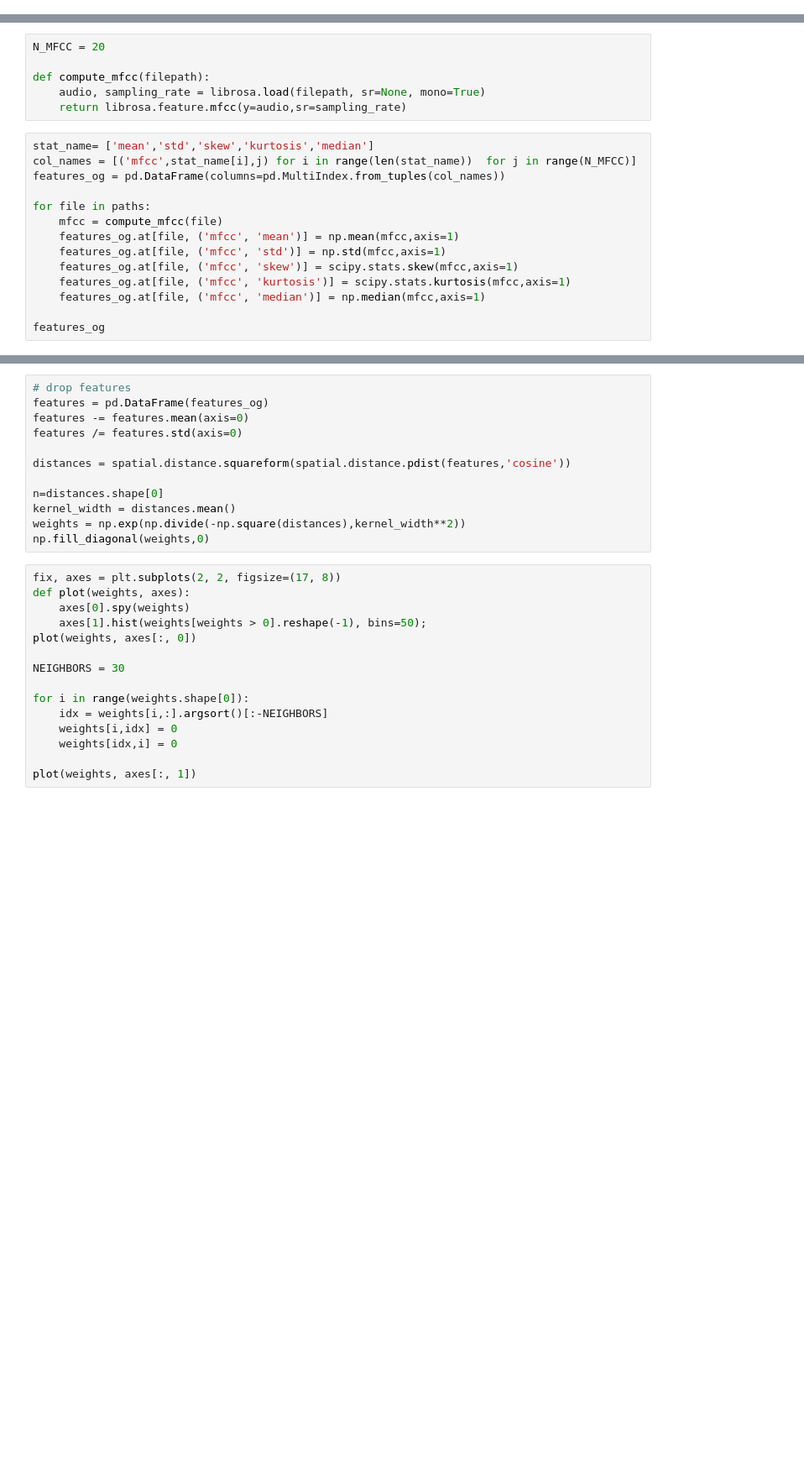
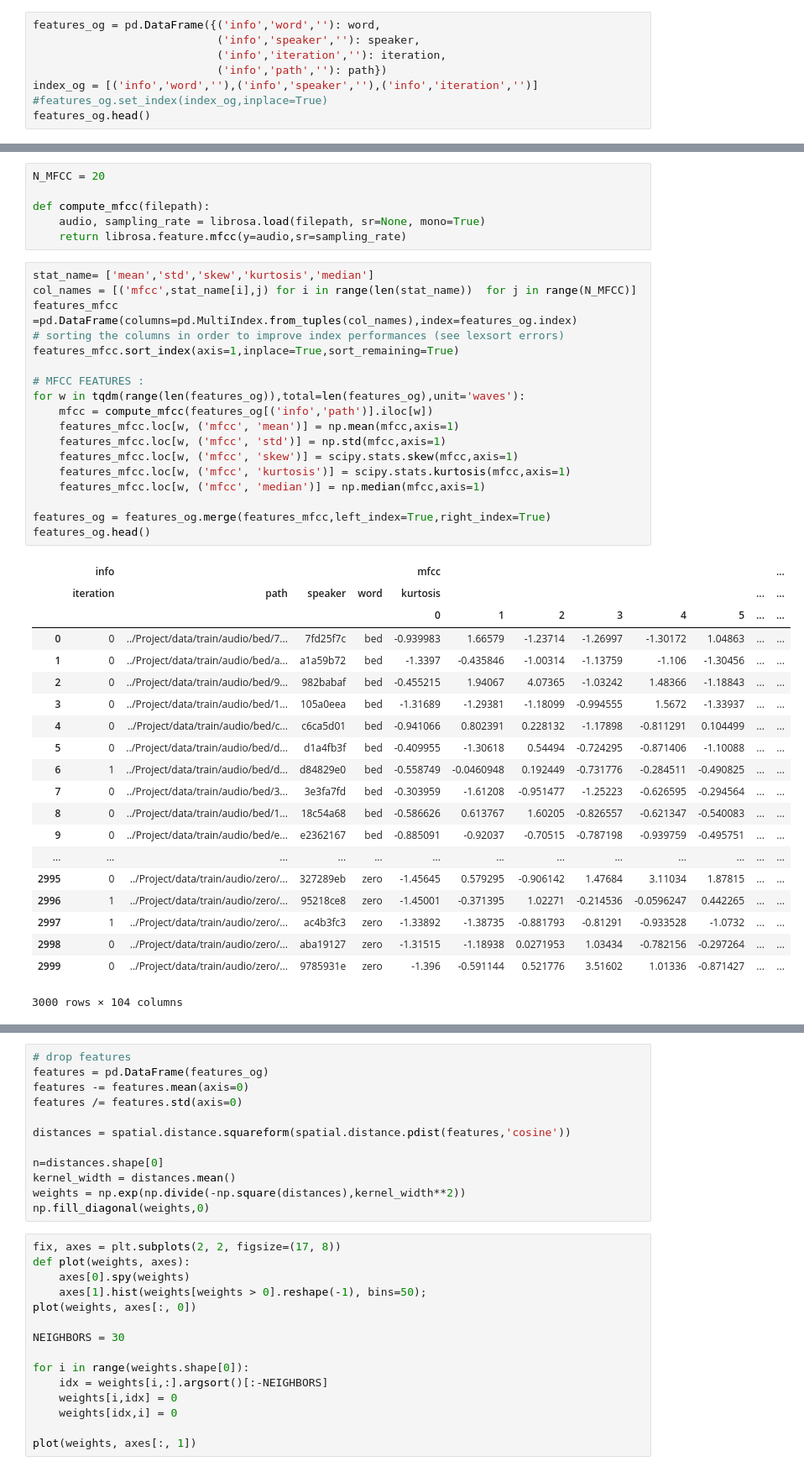
Before and after one commit to adrianlwn/NTDS-Speech-Recognition-Challenge, a Jupyter notebook: basic_framework.ipynb, the cells around one changed output, grey strips where cells are left out. Shown at 84% size. Saved outputs shown, nothing was run; the diff lists cells and outputs as text; blank space fills up the shorter version.

Commit message:
Clean Dataframe - some comments -some corrections - pickling the df

```diff
--- a/basic_framework.ipynb
+++ b/basic_framework.ipynb
@@ -44,0 +66,8 @@ for direct in dirs:
+# %%
+features_og = pd.DataFrame({('info','word',''): word,
+                            ('info','speaker',''): speaker,
+                            ('info','iteration',''): iteration,
+                            ('info','path',''): path})
+index_og = [('info','word',''),('info','speaker',''),('info','iteration','')]
+#features_og.set_index(index_og,inplace=True)
+features_og.head()
@@ -51,14 +94,39 @@ def compute_mfcc(filepath):
 # %%
 stat_name= ['mean','std','skew','kurtosis','median']
 col_names = [('mfcc',stat_name[i],j) for i in range(len(stat_name))  for j in range(N_MFCC)]
-features_og = pd.DataFrame(columns=pd.MultiIndex.from_tuples(col_names))
+features_mfcc =pd.DataFrame(columns=pd.MultiIndex.from_tuples(col_names),index=features_og.index)
+# sorting the columns in order to improve index performances (see lexsort errors)
+features_mfcc.sort_index(axis=1,inplace=True,sort_remaining=True)
 
-for file in paths:
-    mfcc = compute_mfcc(file)
-    features_og.at[file, ('mfcc', 'mean')] = np.mean(mfcc,axis=1)
-    features_og.at[file, ('mfcc', 'std')] = np.std(mfcc,axis=1)
-    features_og.at[file, ('mfcc', 'skew')] = scipy.stats.skew(mfcc,axis=1)
-    features_og.at[file, ('mfcc', 'kurtosis')] = scipy.stats.kurtosis(mfcc,axis=1)
-    features_og.at[file, ('mfcc', 'median')] = np.median(mfcc,axis=1)
+# MFCC FEATURES :
+for w in tqdm(range(len(features_og)),total=len(features_og),unit='waves'):
+    mfcc = compute_mfcc(features_og[('info','path')].iloc[w])
+    features_mfcc.loc[w, ('mfcc', 'mean')] = np.mean(mfcc,axis=1)
+    features_mfcc.loc[w, ('mfcc', 'std')] = np.std(mfcc,axis=1)
+    features_mfcc.loc[w, ('mfcc', 'skew')] = scipy.stats.skew(mfcc,axis=1)
+    features_mfcc.loc[w, ('mfcc', 'kurtosis')] = scipy.stats.kurtosis(mfcc,axis=1)
+    features_mfcc.loc[w, ('mfcc', 'median')] = np.median(mfcc,axis=1)
 
-features_og
+features_og = features_og.merge(features_mfcc,left_index=True,right_index=True)
+features_og.head()
+# %% [output]
+|  | info |  |  |  | mfcc |  |  |  |  |  |  | ... |
+|  | iteration | path | speaker | word | kurtosis |  |  |  |  |  | ... | ... |
+|  |  |  |  |  | 0 | 1 | 2 | 3 | 4 | 5 | ... | ... |
+| 0 | 0 | ../Project/data/train/audio/bed/7... | 7fd25f7c | bed | -0.939983 | 1.66579 | -1.23714 | -1.26997 | -1.30172 | 1.04863 | ... | ... |
+| 1 | 0 | ../Project/data/train/audio/bed/a... | a1a59b72 | bed | -1.3397 | -0.435846 | -1.00314 | -1.13759 | -1.106 | -1.30456 | ... | ... |
+| 2 | 0 | ../Project/data/train/audio/bed/9... | 982babaf | bed | -0.455215 | 1.94067 | 4.07365 | -1.03242 | 1.48366 | -1.18843 | ... | ... |
+| 3 | 0 | ../Project/data/train/audio/bed/1... | 105a0eea | bed | -1.31689 | -1.29381 | -1.18099 | -0.994555 | 1.5672 | -1.33937 | ... | ... |
+| 4 | 0 | ../Project/data/train/audio/bed/c... | c6ca5d01 | bed | -0.941066 | 0.802391 | 0.228132 | -1.17898 | -0.811291 | 0.104499 | ... | ... |
+| 5 | 0 | ../Project/data/train/audio/bed/d... | d1a4fb3f | bed | -0.409955 | -1.30618 | 0.54494 | -0.724295 | -0.871406 | -1.10088 | ... | ... |
+| 6 | 1 | ../Project/data/train/audio/bed/d... | d84829e0 | bed | -0.558749 | -0.0460948 | 0.192449 | -0.731776 | -0.284511 | -0.490825 | ... | ... |
+| 7 | 0 | ../Project/data/train/audio/bed/3... | 3e3fa7fd | bed | -0.303959 | -1.61208 | -0.951477 | -1.25223 | -0.626595 | -0.294564 | ... | ... |
+| 8 | 0 | ../Project/data/train/audio/bed/1... | 18c54a68 | bed | -0.586626 | 0.613767 | 1.60205 | -0.826557 | -0.621347 | -0.540083 | ... | ... |
+| 9 | 0 | ../Project/data/train/audio/bed/e... | e2362167 | bed | -0.885091 | -0.92037 | -0.70515 | -0.787198 | -0.939759 | -0.495751 | ... | ... |
+| ... | ... | ... | ... | ... | ... | ... | ... | ... | ... | ... | ... | ... |
+| 2995 | 0 | ../Project/data/train/audio/zero/... | 327289eb | zero | -1.45645 | 0.579295 | -0.906142 | 1.47684 | 3.11034 | 1.87815 | ... | ... |
+| 2996 | 1 | ../Project/data/train/audio/zero/... | 95218ce8 | zero | -1.45001 | -0.371395 | 1.02271 | -0.214536 | -0.0596247 | 0.442265 | ... | ... |
+| 2997 | 1 | ../Project/data/train/audio/zero/... | ac4b3fc3 | zero | -1.33892 | -1.38735 | -0.881793 | -0.81291 | -0.933528 | -1.0732 | ... | ... |
+| 2998 | 0 | ../Project/data/train/audio/zero/... | aba19127 | zero | -1.31515 | -1.18938 | 0.0271953 | 1.03434 | -0.782156 | -0.297264 | ... | ... |
+| 2999 | 0 | ../Project/data/train/audio/zero/... | 9785931e | zero | -1.396 | -0.591144 | 0.521776 | 3.51602 | 1.01336 | -0.871427 | ... | ... |
+3000 rows × 104 columns
```
Also changed, not shown: parts of 12 cells of this notebook, 3 other files.
